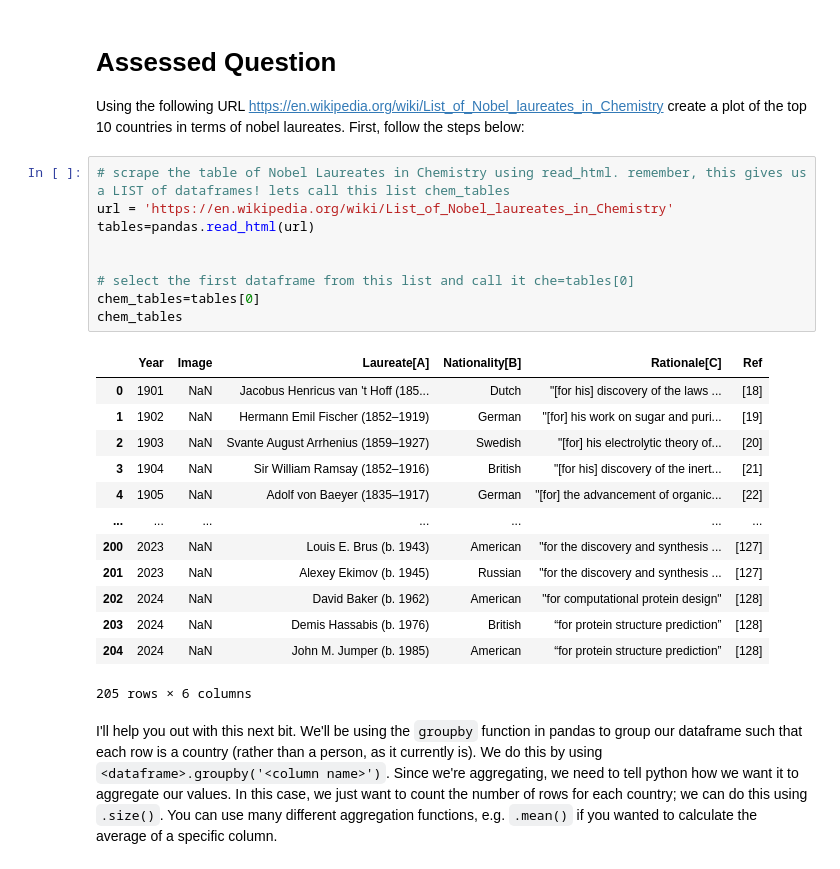
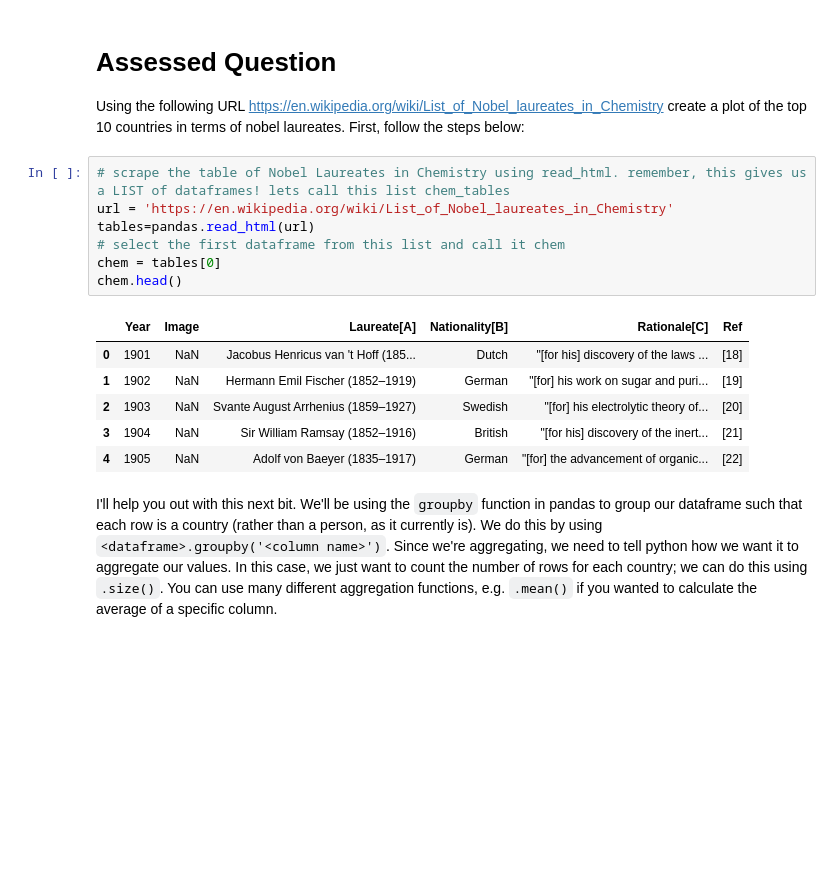
Before and after one commit to AlexCulkin/QM2, a Jupyter notebook: notebooks/W02. Pandas.ipynb, the cells around one changed output. Drawn from its saved outputs; the diff is of its cells as text; blank space fills up the shorter version.

```diff
--- a/notebooks/W02. Pandas.ipynb
+++ b/notebooks/W02. Pandas.ipynb
@@ -489,26 +463,17 @@ Using the following URL https://en.wikipedia.org/wiki/List_of_Nobel_laureates_in
 # %%
 # scrape the table of Nobel Laureates in Chemistry using read_html. remember, this gives us a LIST of dataframes! lets call this list chem_tables
 url = 'https://en.wikipedia.org/wiki/List_of_Nobel_laureates_in_Chemistry'
 tables=pandas.read_html(url)
-
-
-# select the first dataframe from this list and call it che=tables[0]
-chem_tables=tables[0]
-chem_tables
+# select the first dataframe from this list and call it chem
+chem = tables[0]
+chem.head()
 # %% [output]
 |  | Year | Image | Laureate[A] | Nationality[B] | Rationale[C] | Ref |
 | 0 | 1901 | NaN | Jacobus Henricus van 't Hoff (185... | Dutch | "[for his] discovery of the laws ... | [18] |
 | 1 | 1902 | NaN | Hermann Emil Fischer (1852–1919) | German | "[for] his work on sugar and puri... | [19] |
 | 2 | 1903 | NaN | Svante August Arrhenius (1859–1927) | Swedish | "[for] his electrolytic theory of... | [20] |
 | 3 | 1904 | NaN | Sir William Ramsay (1852–1916) | British | "[for his] discovery of the inert... | [21] |
 | 4 | 1905 | NaN | Adolf von Baeyer (1835–1917) | German | "[for] the advancement of organic... | [22] |
-| ... | ... | ... | ... | ... | ... | ... |
-| 200 | 2023 | NaN | Louis E. Brus (b. 1943) | American | "for the discovery and synthesis ... | [127] |
-| 201 | 2023 | NaN | Alexey Ekimov (b. 1945) | Russian | "for the discovery and synthesis ... | [127] |
-| 202 | 2024 | NaN | David Baker (b. 1962) | American | "for computational protein design" | [128] |
-| 203 | 2024 | NaN | Demis Hassabis (b. 1976) | British | “for protein structure prediction” | [128] |
-| 204 | 2024 | NaN | John M. Jumper (b. 1985) | American | “for protein structure prediction” | [128] |
-205 rows × 6 columns
 # %% [markdown]
 I'll help you out with this next bit. We'll be using the `groupby` function in pandas to group our dataframe such that each row is a country (rather than a person, as it currently is). We do this by using `<dataframe>.groupby('<column name>')`. Since we're aggregating, we need to tell python how we want it to aggregate our values. In this case, we just want to count the number of rows for each country; we can do this using `.size()`. You can use many different aggregation functions, e.g. `.mean()` if you wanted to calculate the average of a specific column.
 # %%
```
Also changed, not shown: parts of 8 cells of this notebook.
